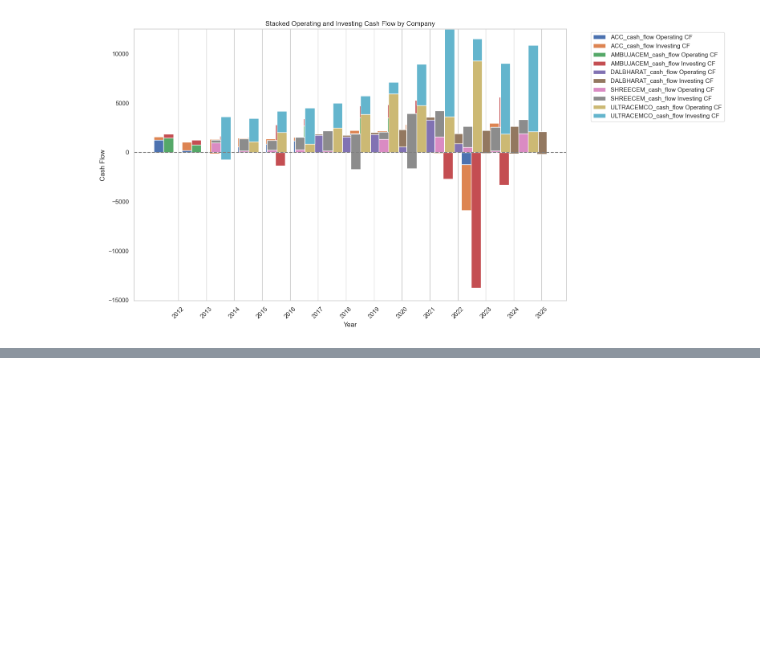
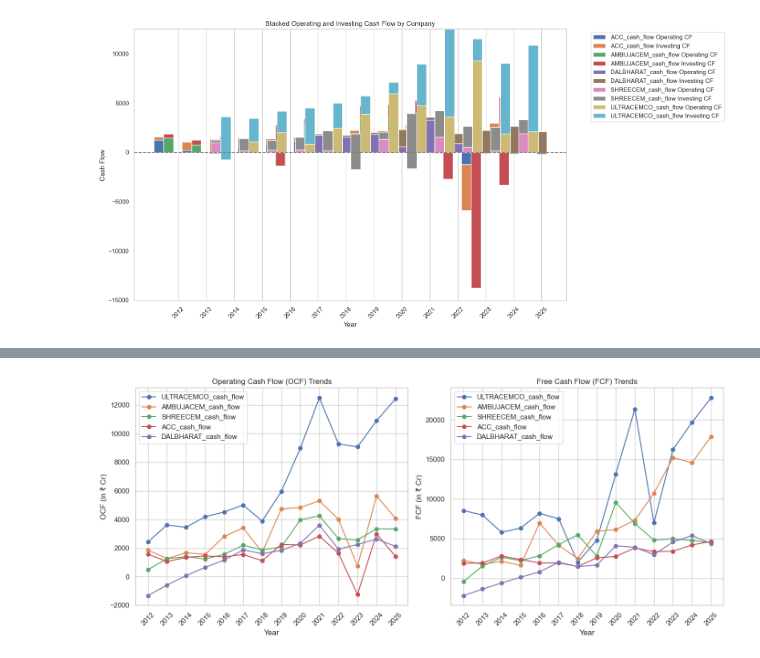
Before and after one commit to karankrish/Riskify, a Jupyter notebook: notebooks/Preprocessing/CashFlow.ipynb, the cells around one changed output, grey strips where cells are left out. Saved outputs shown, nothing was run; the diff lists cells and outputs as text; code cells hidden in the pictures; blank space fills up the shorter version.

```diff
--- a/notebooks/Preprocessing/CashFlow.ipynb
+++ b/notebooks/Preprocessing/CashFlow.ipynb
@@ -539,0 +924,80 @@ plt.show()
+# %%
+import os
+import pandas as pd
+import matplotlib.pyplot as plt
+import seaborn as sns
+
+# --- Step 1: Get user input ---
+file_path = input("📂 Enter Excel file path: ").strip()
+while not os.path.isfile(file_path):
+    print("⚠️ File not found. Please enter a valid file path.")
+    file_path = input("📂 Enter Excel file path: ").strip()
+
+sheet_name = input("🗂️ Enter sheet name (leave blank for first sheet): ").strip() or None
+ocf_metric = input("💵 Enter OCF metric name (default: 'Cash from Operating Activity'): ").strip() or 'Cash from Operating Activity'
+capex_metric = input("🏗️ Enter CAPEX metric name (default: 'Cash from Investing Activity'): ").strip() or 'Cash from Investing Activity'
+
+# --- Step 2: Load and prepare data ---
+print("\n⏳ Loading data...")
+df = pd.read_excel(file_path, sheet_name=sheet_name)
+df.columns = [str(col).strip() for col in df.columns]
+df['Company'] = df['Company'].str.strip()
+
+# Filter for OCF and CAPEX
+ocf_df = df[df['Financial_Metric'] == ocf_metric].drop(columns='Financial_Metric').set_index('Company')
+capex_df = df[df['Financial_Metric'] == capex_metric].drop(columns='Financial_Metric').set_index('Company')
+
+# Convert to numeric values
+ocf_df = ocf_df.apply(pd.to_numeric, errors='coerce')
+capex_df = capex_df.apply(pd.to_numeric, errors='coerce')
+
+# Transpose to have years as index
+ocf_df = ocf_df.transpose()
+capex_df = capex_df.transpose()
+
+# Calculate FCF
+fcf_df = ocf_df - capex_df
+
+# --- Step 3: Optional filtering for top N companies by average FCF ---
+try:
+    top_n = int(input("🔢 Enter number of top companies to plot (or press Enter to include all): ") or 0)
+except ValueError:
+    top_n = 0
+
+if top_n > 0:
+    avg_fcf = fcf_df.mean().sort_values(ascending=False)
+    top_companies = avg_fcf.head(top_n).index
+    ocf_df = ocf_df[top_companies]
+    fcf_df = fcf_df[top_companies]
+else:
+    top_companies = ocf_df.columns
+
+# --- Step 4: Plotting ---
+sns.set(style="whitegrid")
+plt.figure(figsize=(14, 6))
+
+# Plot OCF trends
+plt.subplot(1, 2, 1)
+for company in ocf_df.columns:
+    plt.plot(ocf_df.index, ocf_df[company], marker='o', label=company)
+plt.title('Operating Cash Flow (OCF) Trends')
+plt.xlabel('Year')
+plt.ylabel('OCF (in ₹ Cr)')
+plt.xticks(rotation=45)
+plt.legend(loc='best')
+plt.grid(True)
+
+# Plot FCF trends
+plt.subplot(1, 2, 2)
+for company in fcf_df.columns:
+    plt.plot(fcf_df.index, fcf_df[company], marker='o', label=company)
+plt.title('Free Cash Flow (FCF) Trends')
+plt.xlabel('Year')
+plt.ylabel('FCF (in ₹ Cr)')
+plt.xticks(rotation=45)
+plt.legend(loc='best')
+plt.grid(True)
+
+plt.tight_layout()
+plt.show()
+# %% [output]
@@ -539,0 +1005 @@ plt.show()
+[figure, added]
```
Also changed, not shown: parts of 13 cells of this notebook.
